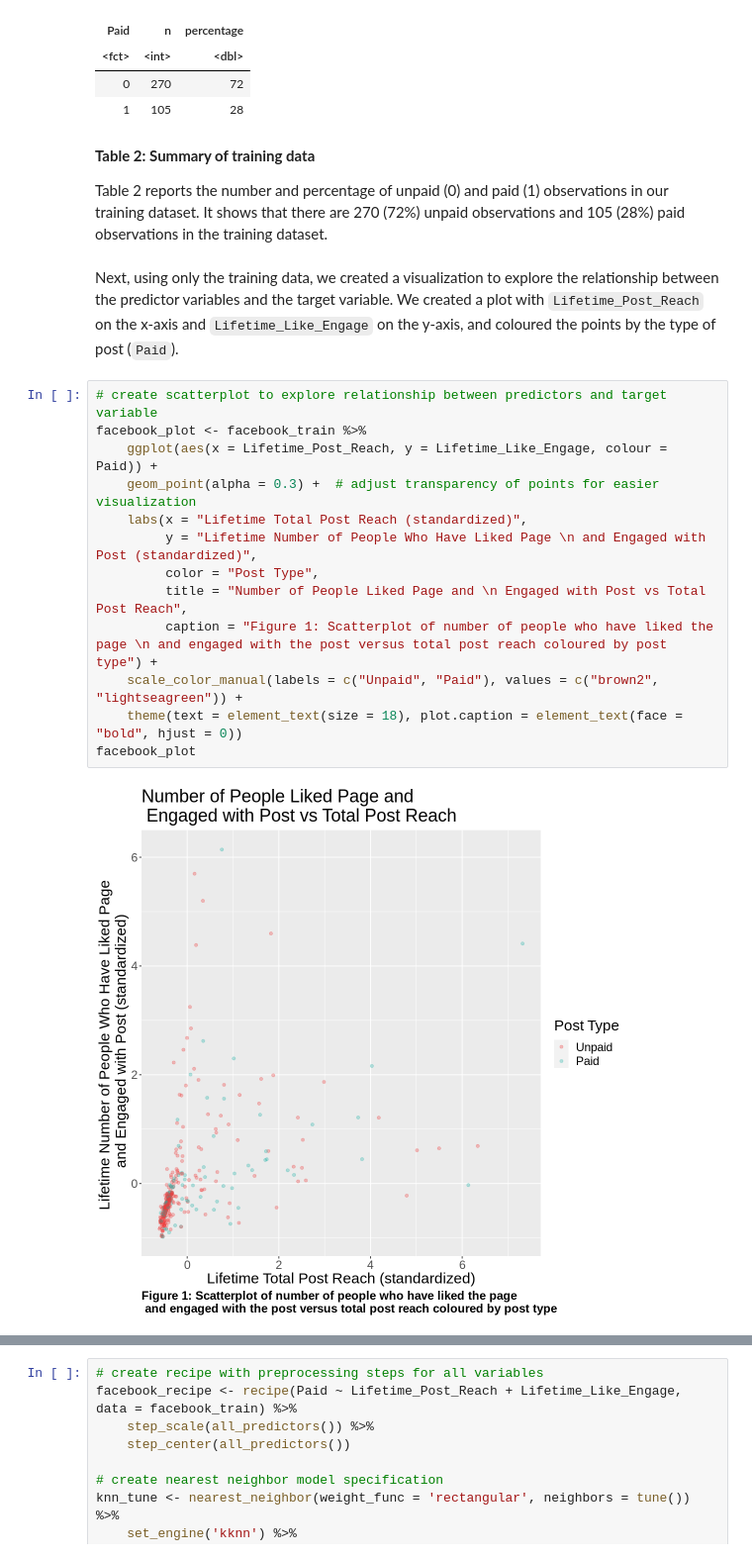
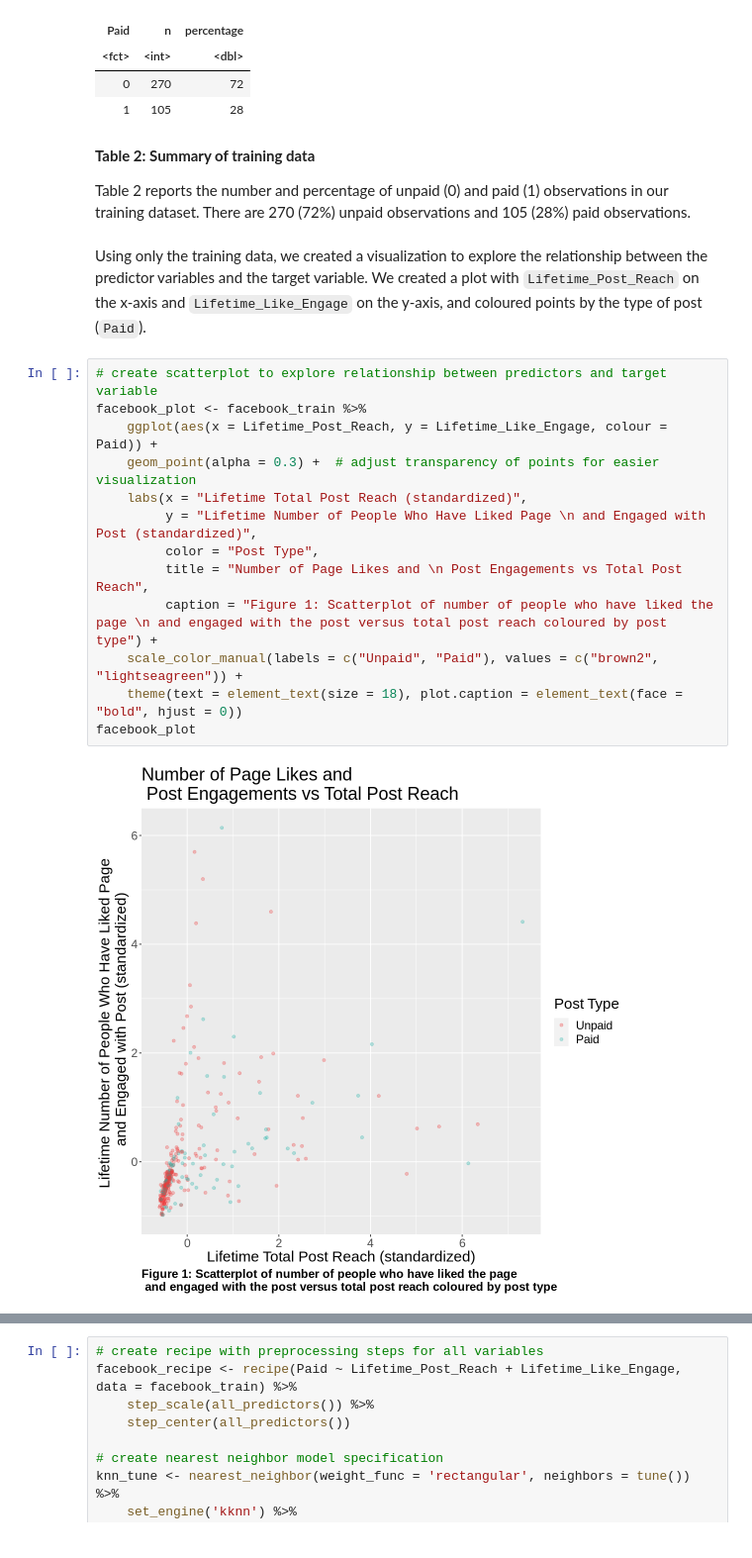
Before and after one commit to truzopus/DSCI_100_Group7, a Jupyter notebook: group_report.ipynb, the cells around one changed output, grey strips where cells are left out. Shown at 99% size. Drawn from its saved outputs; the diff is of its cells as text.

```diff
--- a/group_report.ipynb
+++ b/group_report.ipynb
@@ -139,22 +130,22 @@ A tibble: 2 × 3
 # %% [markdown]
 **Table 2: Summary of training data**
 
-Table 2 reports the number and percentage of unpaid (0) and paid (1) observations in our training dataset. It shows that there are 270 (72%) unpaid observations and 105 (28%) paid observations in the training dataset.
+Table 2 reports the number and percentage of unpaid (0) and paid (1) observations in our training dataset. There are 270 (72%) unpaid observations and 105 (28%) paid observations.
 # %% [markdown]
-Next, using only the training data, we created a visualization to explore the relationship between the predictor variables and the target variable. We created a plot with `Lifetime_Post_Reach` on the x-axis and `Lifetime_Like_Engage` on the y-axis, and coloured the points by the type of post (`Paid`).
+Using only the training data, we created a visualization to explore the relationship between the predictor variables and the target variable. We created a plot with `Lifetime_Post_Reach` on the x-axis and `Lifetime_Like_Engage` on the y-axis, and coloured points by the type of post (`Paid`).
 # %%
 # create scatterplot to explore relationship between predictors and target variable
 facebook_plot <- facebook_train %>%
     ggplot(aes(x = Lifetime_Post_Reach, y = Lifetime_Like_Engage, colour = Paid)) +
     geom_point(alpha = 0.3) +  # adjust transparency of points for easier visualization
     labs(x = "Lifetime Total Post Reach (standardized)",
          y = "Lifetime Number of People Who Have Liked Page \n and Engaged with Post (standardized)",
          color = "Post Type",
-         title = "Number of People Liked Page and \n Engaged with Post vs Total Post Reach",
+         title = "Number of Page Likes and \n Post Engagements vs Total Post Reach",
          caption = "Figure 1: Scatterplot of number of people who have liked the page \n and engaged with the post versus total post reach coloured by post type") +
     scale_color_manual(labels = c("Unpaid", "Paid"), values = c("brown2", "lightseagreen")) +
     theme(text = element_text(size = 18), plot.caption = element_text(face = "bold", hjust = 0))
 facebook_plot
 # %% [output]
-[figure, old version]
+[figure, new version]
 # %% [markdown]
```
Also changed, not shown: parts of 18 cells of this notebook.
